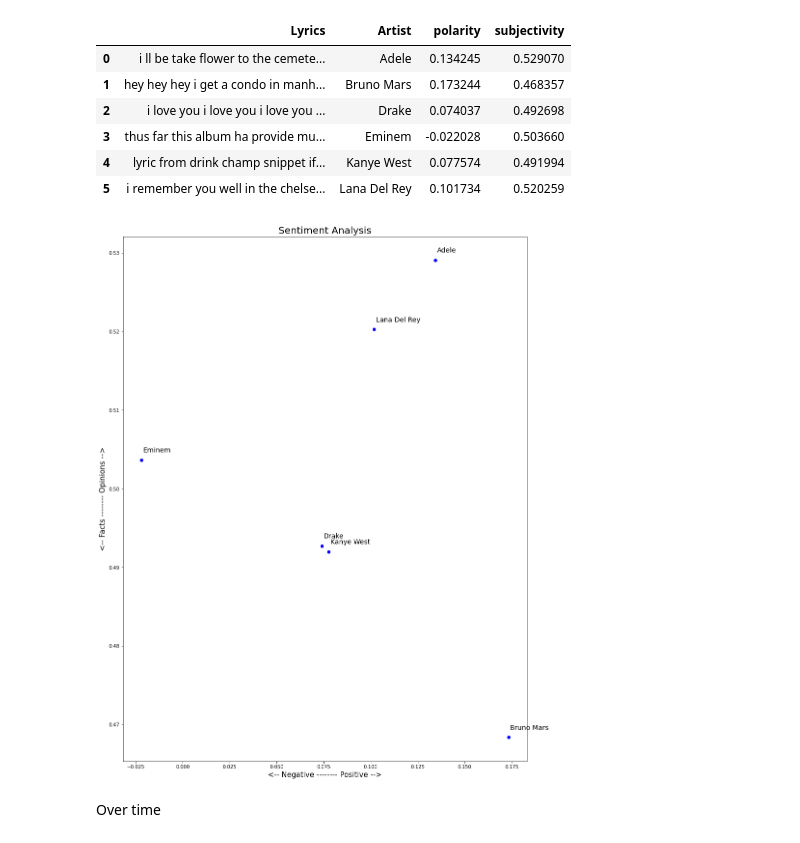
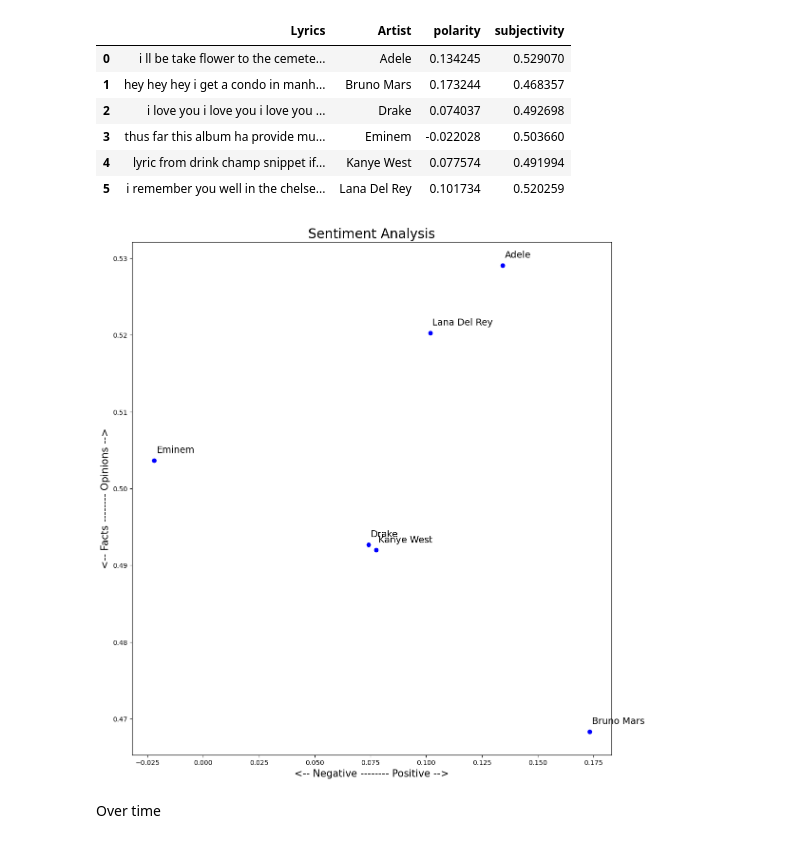
Before and after one commit to martinalex7/ProjetPython2A, a Jupyter notebook: rapports/2_data_exploratory_analysis.ipynb, the cells around one changed output. Drawn from its saved outputs; the diff is of its cells as text; code cells hidden in the pictures.

```diff
--- a/rapports/2_data_exploratory_analysis.ipynb
+++ b/rapports/2_data_exploratory_analysis.ipynb
@@ -48,19 +47,18 @@ Top 30 words used in Eminem's songs.
 # %%
+from functions import *
 
-def tokenized_lyrics(lyrics):
-    # à voir comment améliorer en supprimant les stopwords + ponctuation
-    return word_tokenize(str(lyrics))
+df_eminem=pd.read_csv('artist_data/discography_Eminem')
 
-def dict_freq_words(tok_lyrics):
-    return dict(sorted(collections.Counter(tok_lyrics).items(), key = lambda item : item[1], reverse = True))
+#joining all of his lyrics from all of his albums into one big text
+text_eminem= " ".join( str(lyrics) for lyrics in df_eminem['Clean Lyrics'])
 
+#tokenizing said lyrics
+d= dict_freq_words(tokenized_lyrics(text_eminem))
 
-text= " ".join( str(lyrics) for lyrics in df2['Clean Lyrics'])
-
-d= dict_freq_words(tokenized_lyrics(text))
-
+#chosing the top 40 most used words
 top40= list(d.items())[:40]
 
+plt.rcParams['figure.figsize'] = [10, 3]
 plt.bar(range(len(top40)), [val[1] for val in top40], align='center')
 plt.xticks(range(len(top40)), [val[0] for val in top40])
 plt.xticks(rotation=70)
@@ -72,13 +70,14 @@ We can see that most of these words are not even words and do not help us much t
 # %%
-# Look at the most common top words --> add them to the stop word list
+# Our list of most used words
+words = []
 
-# Let's first pull out the top 20 words for each artist
-words = []
-for filename in os.listdir('C:/Maria/2A/ProjetPython2A/completed_data'):
-    data = pd.read_csv(f'C:/Maria/2A/ProjetPython2A/completed_data/{filename}')
+
+for filename in os.listdir('artist_data'):
+    data = pd.read_csv(f'artist_data/{filename}')
     text= " ".join( str(lyrics) for lyrics in data['Clean Lyrics'])
+    d= dict_freq_words(tokenized_lyrics(text))
 
-    d= dict_freq_words(tokenized_lyrics(text))
+    #this time let us look at the top 20 most used words by an artist
     top20= list(d.items())[:20]
 
     top = [word for (word, count) in top20]
@@ -119,11 +124,12 @@ df=pd.read_csv('C:/Maria/2A/ProjetPython2A/completed_data/final_discography_Drak
 # %%
-# Start with one review:
-text  = " ".join(lyrics for lyrics in df['Clean Lyrics'][:216])
+df_drake=pd.read_csv('artist_data/discography_Drake')
+
+text_drake  = " ".join(lyrics for lyrics in df_drake['Clean Lyrics'][:216])
 # %%
-wordcloud = WordCloud(stopwords=top_words,  background_color="white").generate(text)
+#adding our stop words into the wordcloud
+wordcloud = WordCloud(stopwords=top_words,  background_color="white").generate(text_drake)
 
-# Display the generated image:
-# the matplotlib way:
+plt.rcParams['figure.figsize'] = [8, 6]
 plt.imshow(wordcloud, interpolation='bilinear')
 plt.axis("off")
 plt.show()
@@ -290,22 +281,22 @@ df
 # %%
 import matplotlib.pyplot as plt
 
-plt.rcParams['figure.figsize'] = [15, 20]
+plt.rcParams['figure.figsize'] = [13, 14]
 
 for index, artist in enumerate(df.index):
     x = df.polarity.loc[artist]
     y = df.subjectivity.loc[artist]
     plt.scatter(x, y, color='blue')
     plt.text(x+.001, y+.001, df['Artist'][index], fontsize=14)
 
 
 plt.title('Sentiment Analysis', fontsize=20)
 plt.xlabel('<-- Negative -------- Positive -->', fontsize=15)
 plt.ylabel('<-- Facts -------- Opinions -->', fontsize=15)
 
 plt.show()
 # %% [output]
-[figure, old version]
+[figure, new version]
 # %% [markdown]
 Over time
 # %% [markdown]
```
Also changed, not shown: parts of 29 cells of this notebook.
